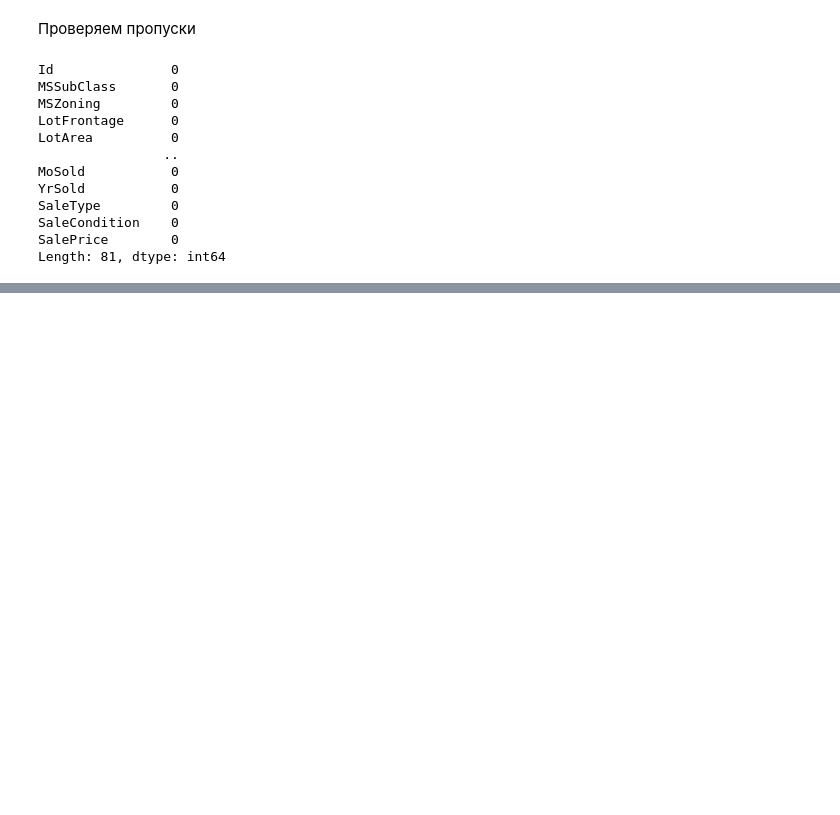
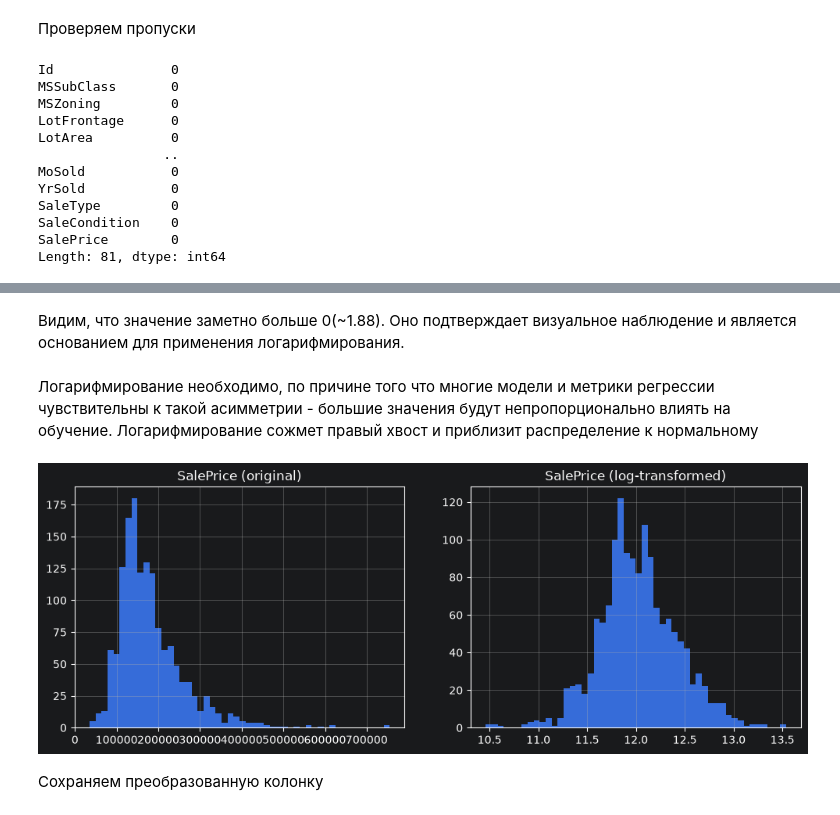
Before and after one commit to LeftEye2374/DataAnalyz, a Jupyter notebook: House Prices/EDA.ipynb, the cells around one changed output, grey strips where cells are left out. Cells and saved outputs as stored; diff of their text form; code cells hidden in the pictures; blank space fills up the shorter version.

```diff
--- a/House Prices/EDA.ipynb
+++ b/House Prices/EDA.ipynb
@@ -116,0 +134,15 @@ Length: 81, dtype: int64
+# %% [markdown]
+Видим, что значение заметно больше 0(~1.88). Оно подтверждает визуальное наблюдение и является основанием для применения логарифмирования.
+# %% [markdown]
+Логарифмирование необходимо, по причине того что многие модели и метрики регрессии чувствительны к такой асимметрии - большие значения будут непропорционально влиять на обучение. Логарифмирование сожмет правый хвост и приблизит распределение к нормальному
+# %%
+fig, axes = plt.subplots(1, 2, figsize=(12, 4))
+train_set_copy['SalePrice'].hist(bins=50, ax=axes[0])
+axes[0].set_title("SalePrice (original)")
+np.log1p(train_set_copy['SalePrice']).hist(bins=50, ax=axes[1])
+axes[1].set_title("SalePrice (log-transformed)")
+plt.show()
+# %% [output]
+[figure, added]
+# %% [markdown]
+Сохраняем преобразованную колонку
```
Also changed, not shown: parts of 6 cells of this notebook.
